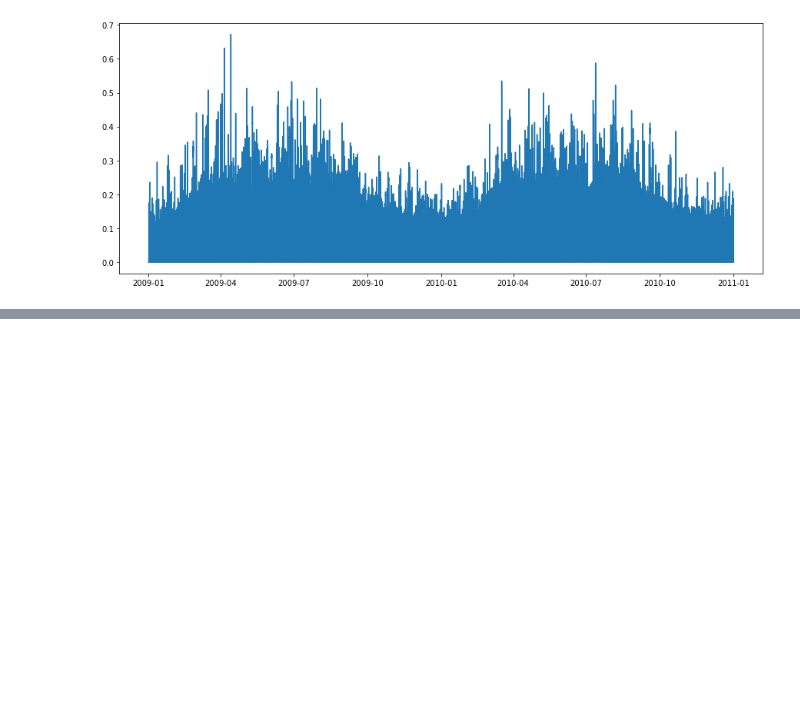
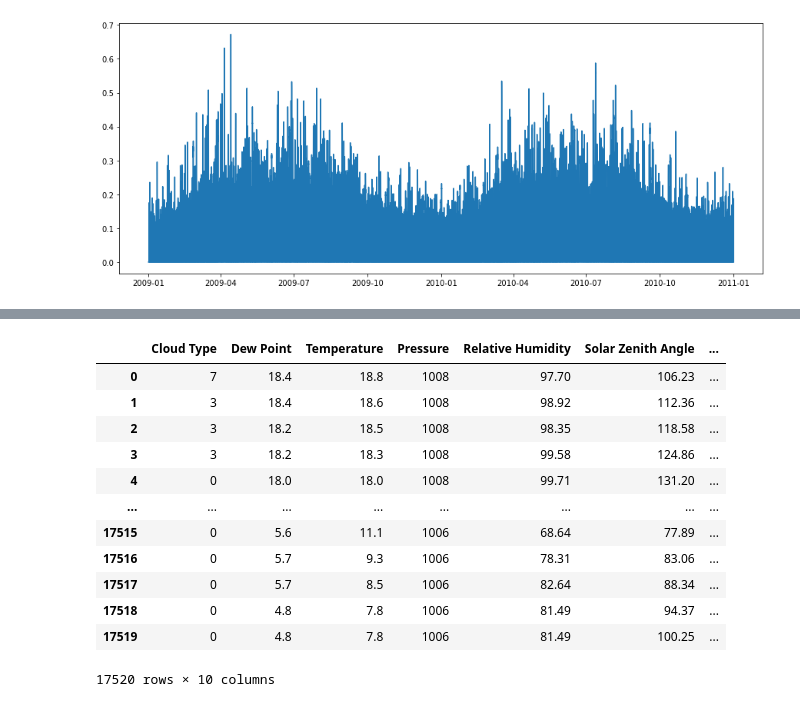
Before and after one commit to AryaStark13/Wipro-hackathon, a Jupyter notebook: Final Data Cleaning & Analysis.ipynb, the cells around one changed output, grey strips where cells are left out. Cells and saved outputs as stored; diff of their text form; code cells hidden in the pictures; blank space fills up the shorter version.

```diff
--- a/Final Data Cleaning & Analysis.ipynb
+++ b/Final Data Cleaning & Analysis.ipynb
@@ -309,0 +347,17 @@ plt.plot(train['Date'][0:35040], y_train['Clearsky DHI'][0:35040])
+# %%
+x_test = test.iloc[:, 5:15]
+x_test
+# %% [output]
+|  | Cloud Type | Dew Point | Temperature | Pressure | Relative Humidity | Solar Zenith Angle | ... |
+| 0 | 7 | 18.4 | 18.8 | 1008 | 97.70 | 106.23 | ... |
+| 1 | 3 | 18.4 | 18.6 | 1008 | 98.92 | 112.36 | ... |
+| 2 | 3 | 18.2 | 18.5 | 1008 | 98.35 | 118.58 | ... |
+| 3 | 3 | 18.2 | 18.3 | 1008 | 99.58 | 124.86 | ... |
+| 4 | 0 | 18.0 | 18.0 | 1008 | 99.71 | 131.20 | ... |
+| ... | ... | ... | ... | ... | ... | ... | ... |
+| 17515 | 0 | 5.6 | 11.1 | 1006 | 68.64 | 77.89 | ... |
+| 17516 | 0 | 5.7 | 9.3 | 1006 | 78.31 | 83.06 | ... |
+| 17517 | 0 | 5.7 | 8.5 | 1006 | 82.64 | 88.34 | ... |
+| 17518 | 0 | 4.8 | 7.8 | 1006 | 81.49 | 94.37 | ... |
+| 17519 | 0 | 4.8 | 7.8 | 1006 | 81.49 | 100.25 | ... |
+17520 rows × 10 columns
```
Also changed, not shown: parts of 6 cells of this notebook.
